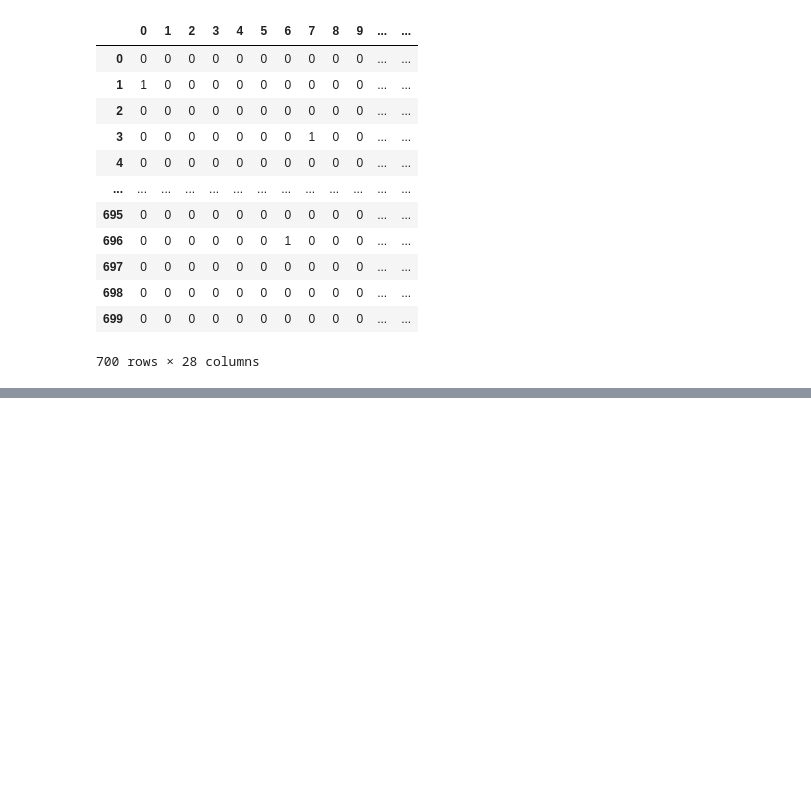
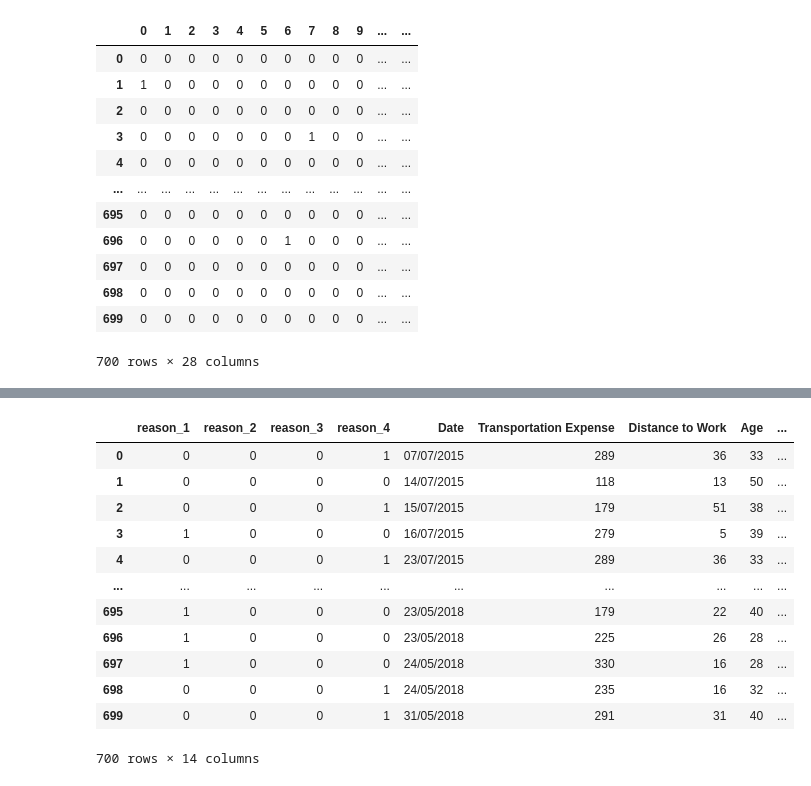
Before and after one commit to aayush-pokhrel/absenteeism_data_analysis, a Jupyter notebook: data_load.ipynb, the cells around one changed output, grey strips where cells are left out. Cells and saved outputs as stored; diff of their text form; code cells hidden in the pictures; blank space fills up the shorter version.

```diff
--- a/data_load.ipynb
+++ b/data_load.ipynb
@@ -178,0 +190,4 @@ reason_columns
+# %%
+#dropped reason for absence col to exclude the perfect multi collinearity
+df=df.drop(['Reason for Absence'],axis=1)
+df
@@ -178,0 +208,6 @@ reason_columns
+# %%
+#grouping the reason for absence column
+reason_type1=reason_columns.iloc[:, 1:15].max(axis=1)
+reason_type2=reason_columns.iloc[:, 15:18].max(axis=1)
+reason_type3=reason_columns.iloc[:, 18:22].max(axis=1)
+reason_type4=reason_columns.iloc[:, 22:].max(axis=1)
@@ -178,0 +229,4 @@ reason_columns
+# %%
+#concatenating the reason types
+df=pd.concat([df,reason_type1,reason_type2,reason_type3,reason_type4],axis=1)
+df
@@ -178,0 +247,7 @@ reason_columns
+# %%
+col_names=['Date', 'Transportation Expense', 'Distance to Work', 'Age',
+       'Daily Work Load Average', 'Body Mass Index', 'Education',
+       'Children', 'Pets', 'Absenteeism Time in Hours', 'reason_1', 'reason_2', 'reason_3', 'reason_4']
+
+df.columns=col_names
+df.head()
@@ -178,0 +261,21 @@ reason_columns
+# %%
+cols_reordered=['reason_1', 'reason_2', 'reason_3', 'reason_4','Date', 'Transportation Expense', 'Distance to Work', 'Age',
+       'Daily Work Load Average', 'Body Mass Index', 'Education',
+       'Children', 'Pets', 'Absenteeism Time in Hours']
+
+df=df[cols_reordered]
+df
+# %% [output]
+|  | reason_1 | reason_2 | reason_3 | reason_4 | Date | Transportation Expense | Distance to Work | Age | ... |
+| 0 | 0 | 0 | 0 | 1 | 07/07/2015 | 289 | 36 | 33 | ... |
+| 1 | 0 | 0 | 0 | 0 | 14/07/2015 | 118 | 13 | 50 | ... |
+| 2 | 0 | 0 | 0 | 1 | 15/07/2015 | 179 | 51 | 38 | ... |
+| 3 | 1 | 0 | 0 | 0 | 16/07/2015 | 279 | 5 | 39 | ... |
+| 4 | 0 | 0 | 0 | 1 | 23/07/2015 | 289 | 36 | 33 | ... |
+| ... | ... | ... | ... | ... | ... | ... | ... | ... | ... |
+| 695 | 1 | 0 | 0 | 0 | 23/05/2018 | 179 | 22 | 40 | ... |
+| 696 | 1 | 0 | 0 | 0 | 23/05/2018 | 225 | 26 | 28 | ... |
+| 697 | 1 | 0 | 0 | 0 | 24/05/2018 | 330 | 16 | 28 | ... |
+| 698 | 0 | 0 | 0 | 1 | 24/05/2018 | 235 | 16 | 32 | ... |
+| 699 | 0 | 0 | 0 | 1 | 31/05/2018 | 291 | 31 | 40 | ... |
+700 rows × 14 columns
```
Also changed, not shown: parts of 15 cells of this notebook.
